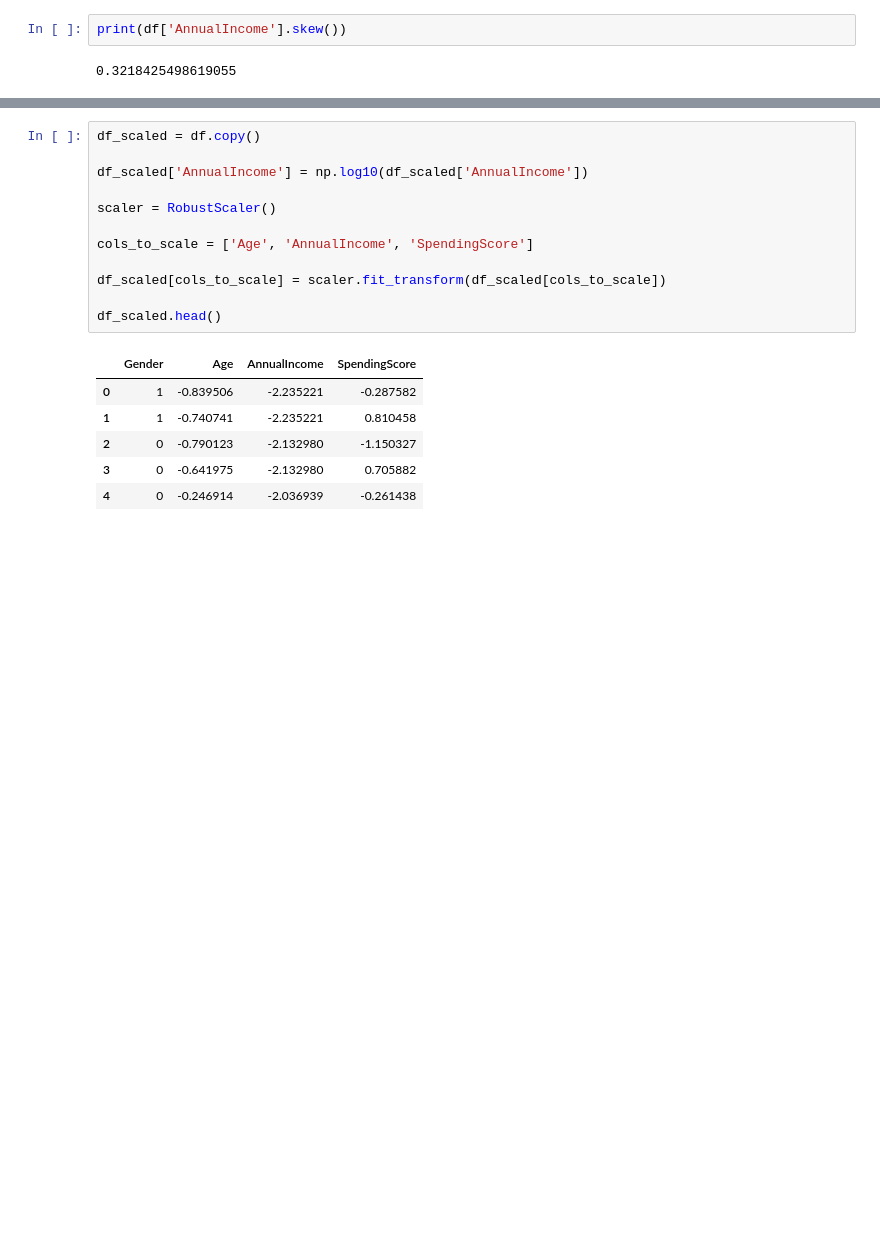
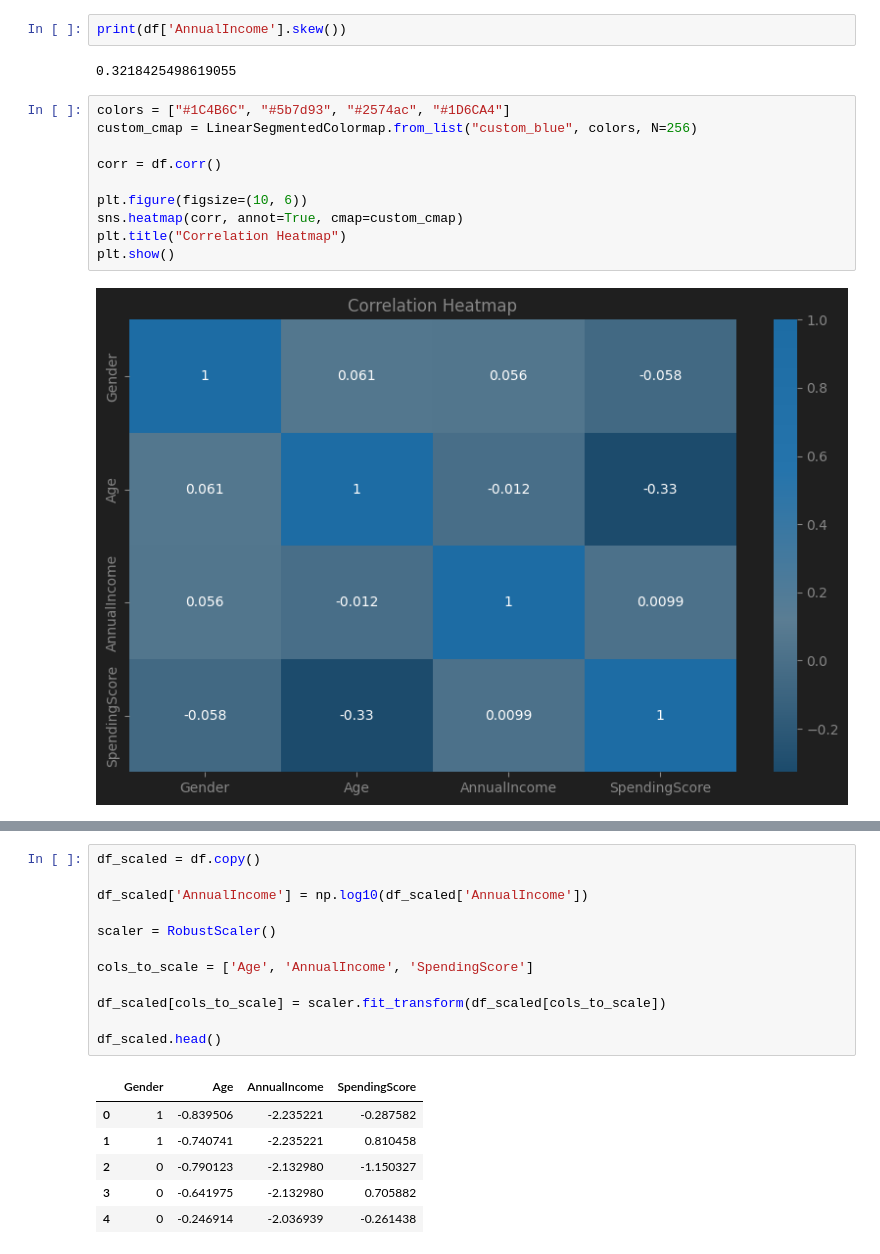
Before and after one commit to Abdelrahmen-Elashry/DEPI_Tasks, a Jupyter notebook: Task_4/Segmentation.ipynb, the cells around one changed output, grey strips where cells are left out. Cells and saved outputs as stored; diff of their text form; blank space fills up the shorter version.

```diff
--- a/Task_4/Segmentation.ipynb
+++ b/Task_4/Segmentation.ipynb
@@ -135,3 +139,15 @@ plt.show()
 print(df['AnnualIncome'].skew())
 # %% [output]
 0.3218425498619055
+# %%
+colors = ["#1C4B6C", "#5b7d93", "#2574ac", "#1D6CA4"]
+custom_cmap = LinearSegmentedColormap.from_list("custom_blue", colors, N=256)
+
+corr = df.corr()
+
+plt.figure(figsize=(10, 6))
+sns.heatmap(corr, annot=True, cmap=custom_cmap)
+plt.title("Correlation Heatmap")
+plt.show()
+# %% [output]
+[figure, added]
```
Also changed, not shown: parts of 6 cells of this notebook.
